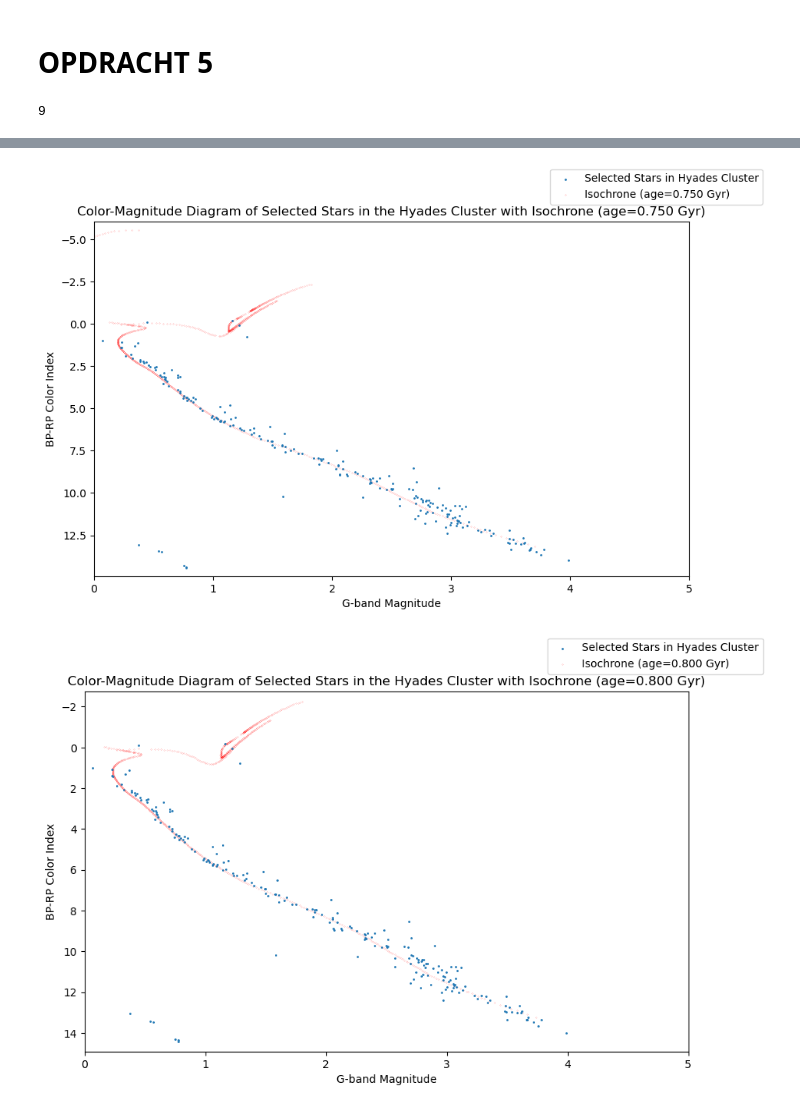
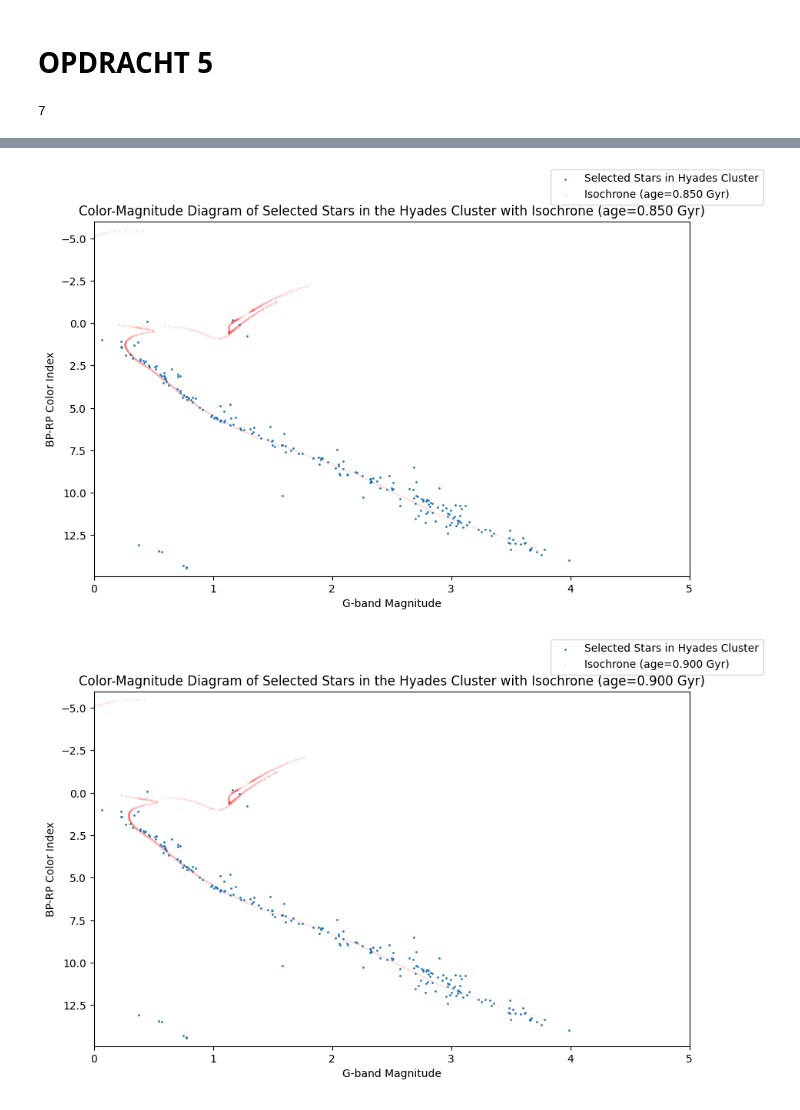
Before and after one commit to TheCaspeer/Universiteit-Leiden, a Jupyter notebook: year1_semester2/Praktische_Sterrenkunde/Opdracht4/hyades.ipynb, the cells around one changed output, grey strips where cells are left out. Drawn from its saved outputs; the diff is of its cells as text; code cells hidden in the pictures.

```diff
--- a/year1_semester2/Praktische_Sterrenkunde/Opdracht4/hyades.ipynb
+++ b/year1_semester2/Praktische_Sterrenkunde/Opdracht4/hyades.ipynb
@@ -176,8 +189,8 @@ for age in np.unique(data_iso['LOG_T']):
     mask_age = data_iso['LOG_T'] == age
     isochrones.append((G_band[mask_age], BP_RP[mask_age], age))
 
-print(len(isochrones[32:-34]))
-for isochrone in isochrones[32:-34]:
+print(len(isochrones[34:-34]))
+for isochrone in isochrones[34:-34]:
     age = 10**(isochrone[2]-9) # Convert log age to Gyr
     fig, ax = plt.subplots(figsize=(10,6))
     ax.scatter(selection_B['bp_rp'],G_abs, s=1, label='Selected Stars in Hyades Cluster')
@@ -196,4 +209,4 @@ for isochrone in isochrones[32:-34]:
 
 plt.show()
 # %% [output]
-9
+7
@@ -204,2 +217,2 @@ plt.show()
-[figure, old version]
+[figure, new version]
-[figure, old version]
+[figure, new version]
```
Also changed, not shown: parts of 4 cells of this notebook.
